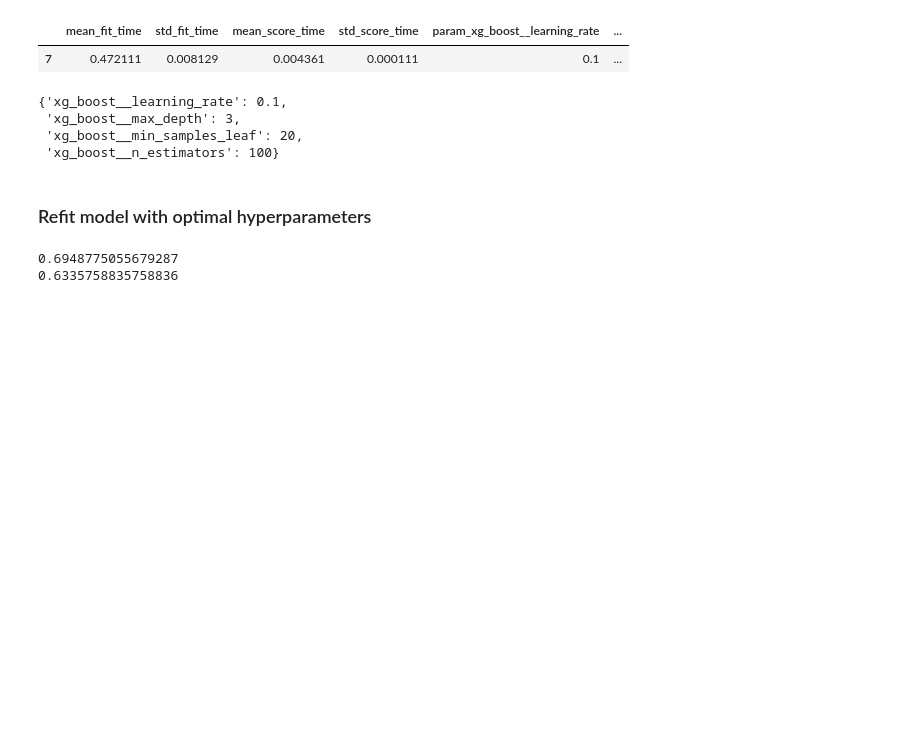
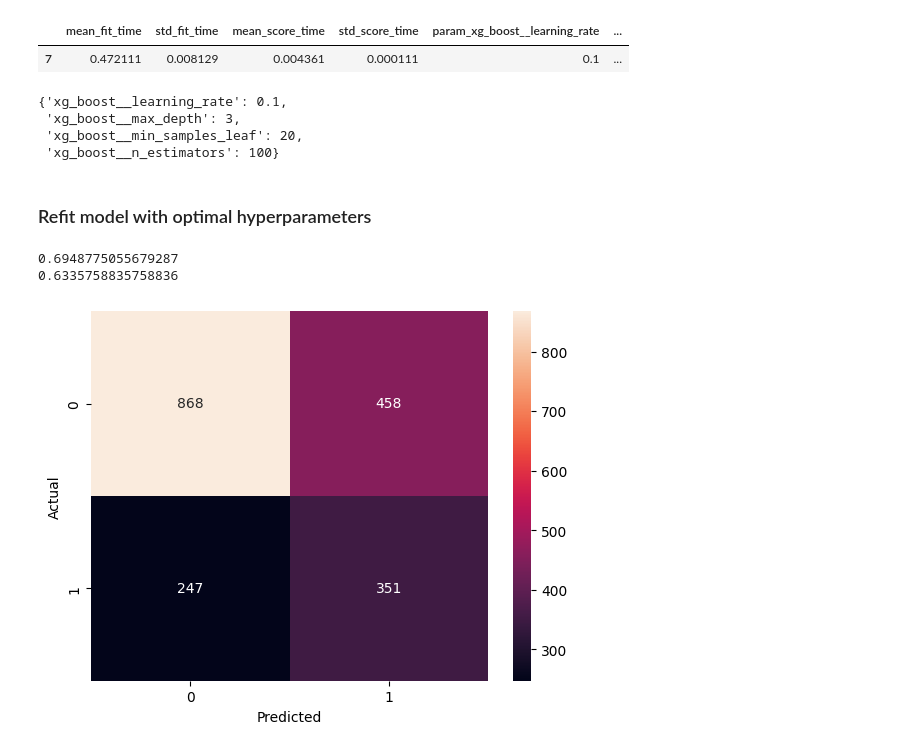
Before and after one commit to lilyzhizhou/Identifying-Prediabetes-ML, a Jupyter notebook: XGboost.ipynb, the cells around one changed output. Cells and saved outputs as stored; diff of their text form; code cells hidden in the pictures; blank space fills up the shorter version.

Commit message:
added conf matrix

```diff
--- a/XGboost.ipynb
+++ b/XGboost.ipynb
@@ -215,3 +216,13 @@ print(test_accuracy)
 # %% [output]
 0.6948775055679287
 0.6335758835758836
+# %%
+#more evaluation metrics
+Y = test['predm']
+conf_matrix = confusion_matrix(Y_pred, Y)
+sns.heatmap(conf_matrix, annot=True, fmt='d')
+plt.ylabel('Actual')
+plt.xlabel('Predicted')
+plt.show()
+# %% [output]
+[figure, added]
```
Also changed, not shown: parts of 1 cell of this notebook.
